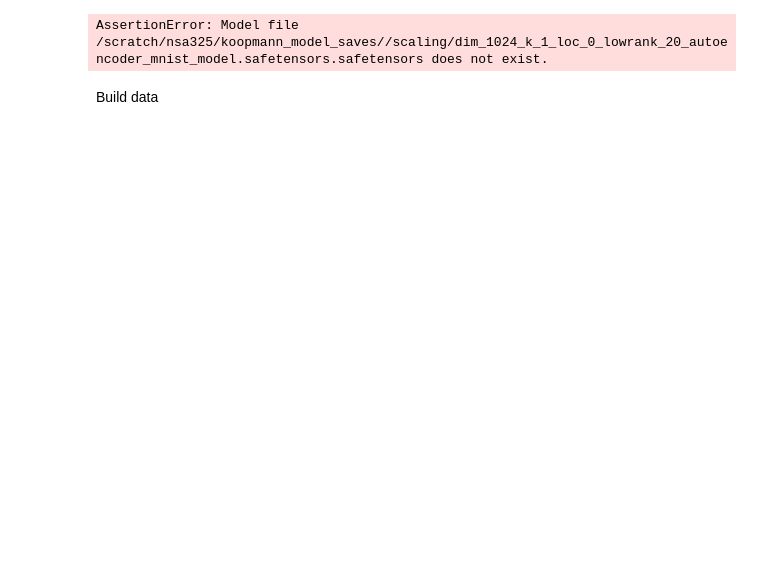
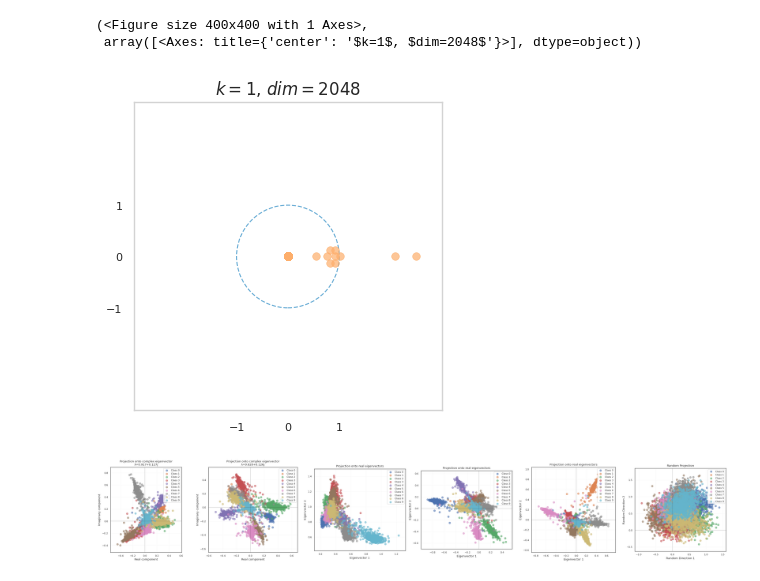
Before and after one commit to niniack/koopmann, a Jupyter notebook: analysis/03_eigenvalues.ipynb, the cells around one changed output. Drawn from its saved outputs; the diff is of its cells as text; code cells hidden in the pictures; blank space fills up the shorter version.

```diff
--- a/analysis/03_eigenvalues.ipynb
+++ b/analysis/03_eigenvalues.ipynb
@@ -43,14 +31,14 @@ from analysis.residual_alignment_methods import compare_model_autoencoder_acc
 # %%
-scale_idx = "0"
-k = "1"
-dim = "1024"
+file_dir = "/scratch/nsa325/koopmann_model_saves"
+dim = 2048
+k = 1
+scale_idx = 1
 
+rank = 10
+flavor = f"lowrank_{rank}"
+# flavor = "standard"
 # flavor = "exponential"
-# flavor = "standard"
-flavor = "lowrank_20"
 
-user = "nsa325"
-
-file_dir = "/scratch/nsa325/koopmann_model_saves/"
-mlp_name = "mnist_model_residual"
-ae_name = f"dim_{dim}_k_{k}_loc_{scale_idx}_{flavor}_autoencoder_mnist_model.safetensors"
+model_name = "resmlp"
+ae_name = f"dim_{dim}_k_{k}_loc_{scale_idx}_{flavor}_autoencoder_mnist_model"
+device = get_device()
@@ -67,6 +62,4 @@ mnist_model
 # %%
-autoencoder, ae_metadata = load_autoencoder(file_dir + "scaling", ae_name)
+autoencoder, ae_metadata = load_autoencoder(file_dir, ae_name)
+autoencoder.eval()
+K_matrix = autoencoder.koopman_weights.T.detach()
-# %% [output]
-AssertionError: Model file /scratch/nsa325/koopmann_model_saves//scaling/dim_1024_k_1_loc_0_lowrank_20_autoencoder_mnist_model.safetensors.safetensors does not exist.
-# %% [markdown]
-Build data
@@ -100,6 +68,7 @@ ae_inputs = ae_transform(raw_images)
 # %%
-K_matrix = autoencoder.koopman_matrix.linear_layer.weight.T.detach()
-k = literal_eval(ae_metadata["num_scaled"])
-
 eigenvalues, eigenvectors = torch.linalg.eig(K_matrix)
 plot_eigenvalues({(k, dim): eigenvalues}, axis=[-3, 3])
+# %% [output]
+(<Figure size 400x400 with 1 Axes>,
+ array([<Axes: title={'center': '$k=1$, $dim=2048$'}>], dtype=object))
+[figure, added]
@@ -111,0 +290,13 @@ plot_eigenvalues({(k, dim): eigenvalues}, axis=[-3, 3])
+# %%
+fig = visualize_transformations(
+    eigenvalues,
+    eigenvectors,
+    x_obs,
+    labels,
+    threshold=1e-3,
+    max_spaces=5,
+    show_transform=False,
+    include_random=True,
+)
+# %% [output]
+[figure, added]
```
Also changed, not shown: parts of 15 cells of this notebook, 16 other files.
